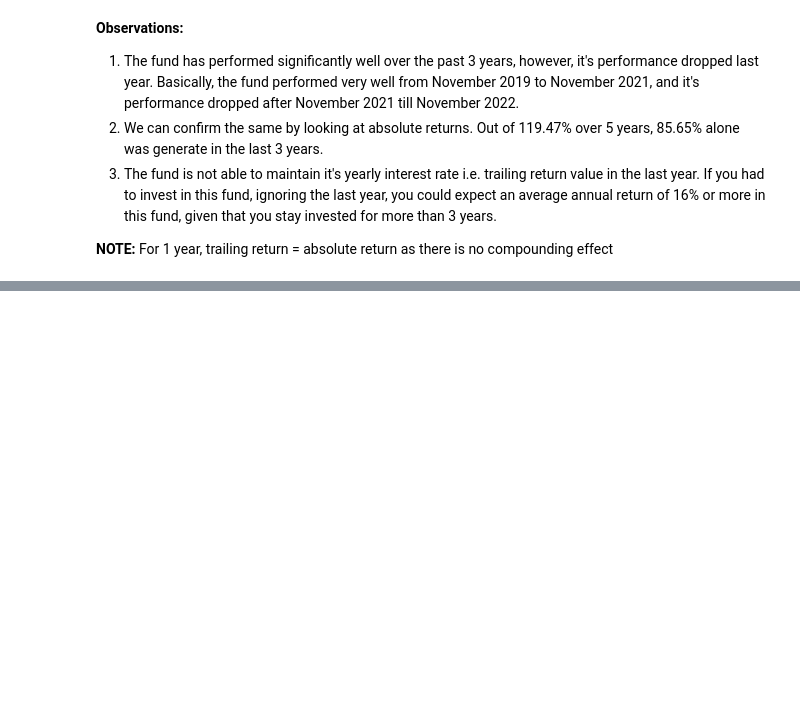
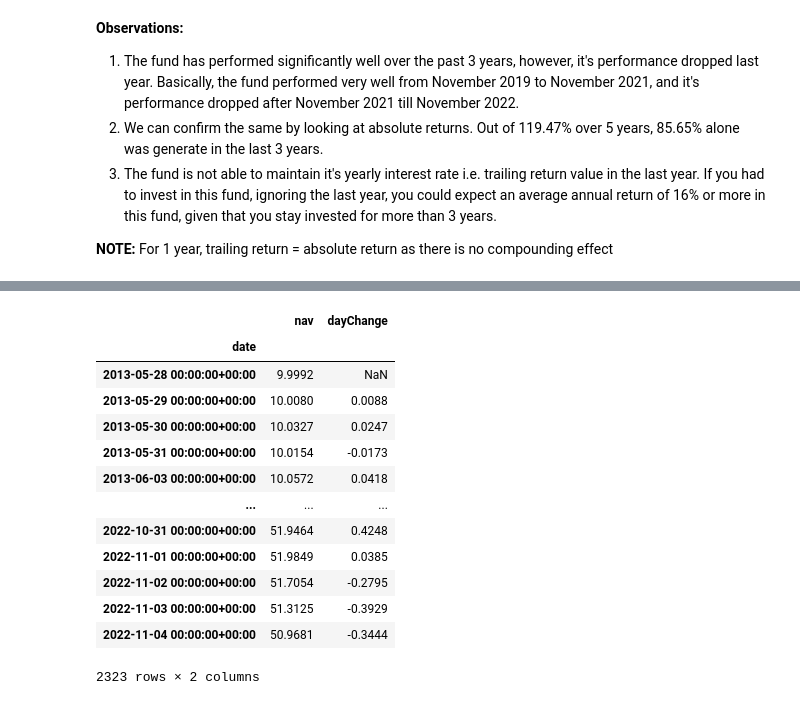
Before and after one commit to ParikhKadam/mutual-fund-analysis, a Jupyter notebook: notebooks/Mutual_Fund_Analysis.ipynb, the cells around one changed output, grey strips where cells are left out. Saved outputs shown, nothing was run; the diff lists cells and outputs as text; code cells hidden in the pictures; blank space fills up the shorter version.

```diff
--- a/notebooks/Mutual_Fund_Analysis.ipynb
+++ b/notebooks/Mutual_Fund_Analysis.ipynb
@@ -228,0 +240,4 @@ Index([2022-11-04, 2022-11-03, 2022-11-02, 2022-11-01, 2022-10-31, 2022-10-28,
+# %%
+# sort df_nav
+df_nav = df_nav[::-1]
+df_nav.index
@@ -236,4 +265,0 @@ Name: 2022-10-28, dtype: float64
-# %%
-# shortcut
-df_nav = df_nav.safe_nav
-df_nav.for_date(sun)
@@ -384,0 +445,17 @@ Years: 7 	 Trl. Return: 16.789847958013524
+# %%
+df_nav
+# %% [output]
+|  | nav | dayChange |
+| date |  |  |
+| 2013-05-28 00:00:00+00:00 | 9.9992 | NaN |
+| 2013-05-29 00:00:00+00:00 | 10.0080 | 0.0088 |
+| 2013-05-30 00:00:00+00:00 | 10.0327 | 0.0247 |
+| 2013-05-31 00:00:00+00:00 | 10.0154 | -0.0173 |
+| 2013-06-03 00:00:00+00:00 | 10.0572 | 0.0418 |
+| ... | ... | ... |
+| 2022-10-31 00:00:00+00:00 | 51.9464 | 0.4248 |
+| 2022-11-01 00:00:00+00:00 | 51.9849 | 0.0385 |
+| 2022-11-02 00:00:00+00:00 | 51.7054 | -0.2795 |
+| 2022-11-03 00:00:00+00:00 | 51.3125 | -0.3929 |
+| 2022-11-04 00:00:00+00:00 | 50.9681 | -0.3444 |
+2323 rows × 2 columns
```
Also changed, not shown: parts of 38 cells of this notebook.
